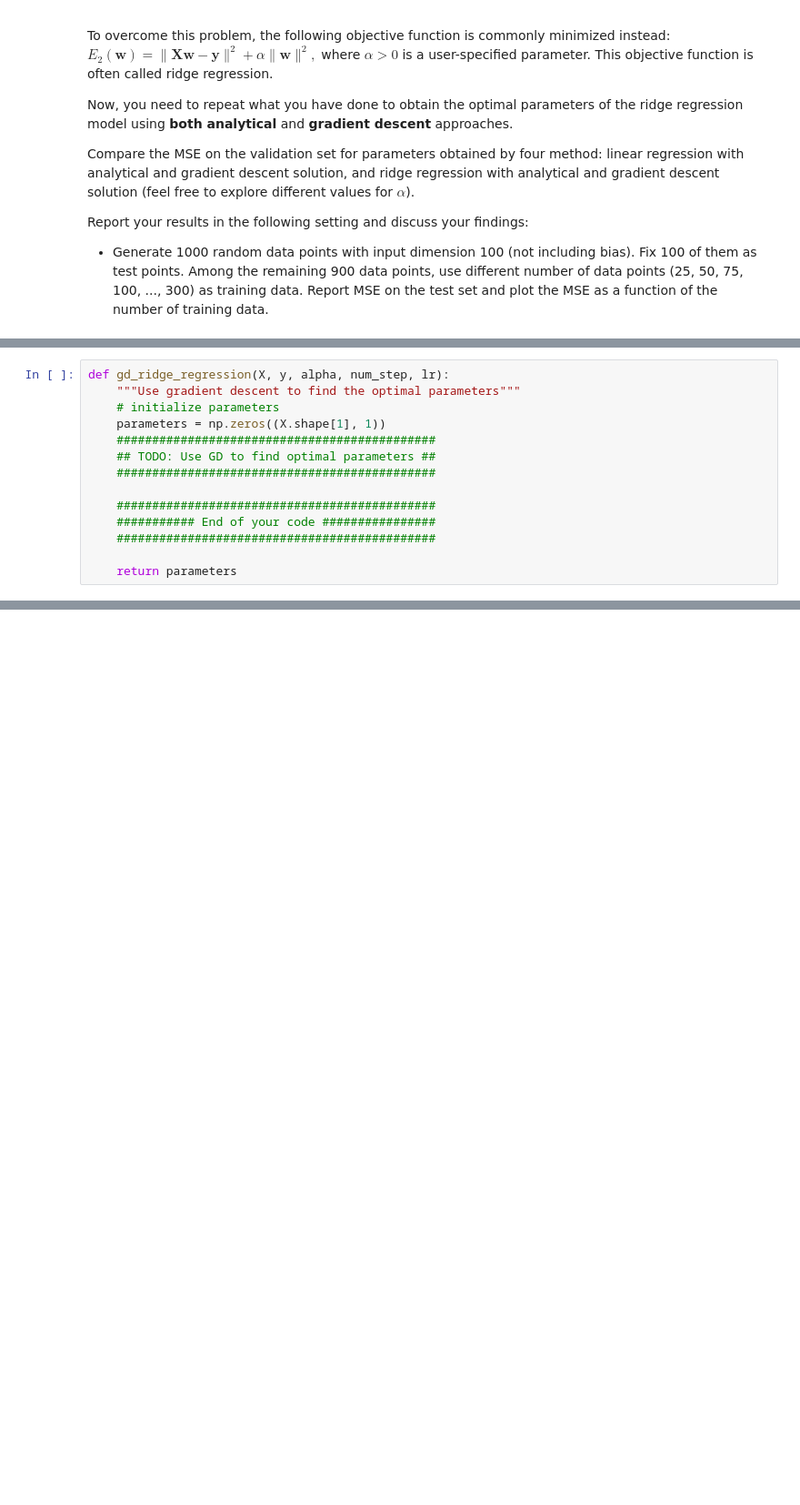
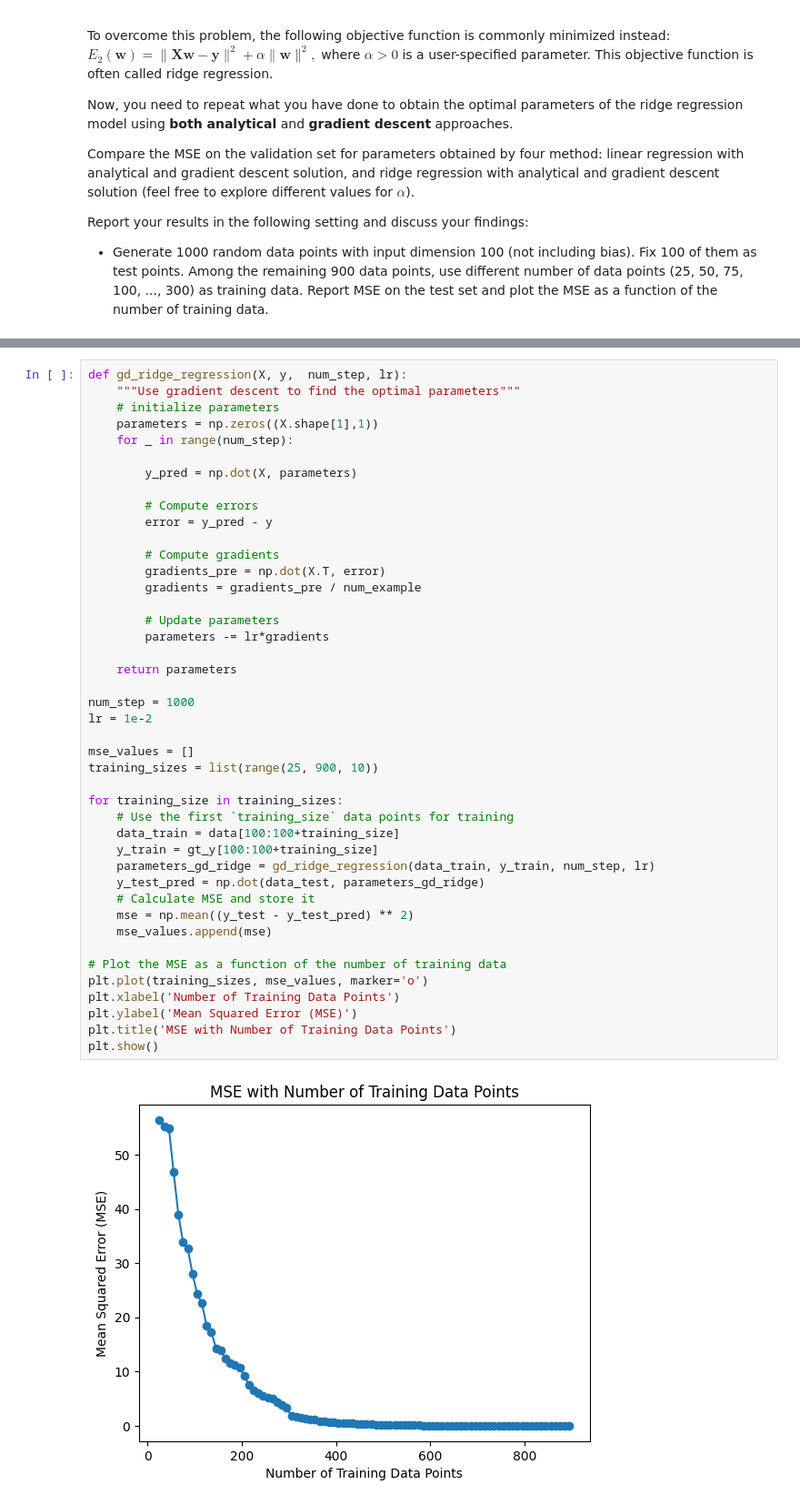
Before and after one commit to Seanjie250/UCSB_CS190I, a Jupyter notebook: linear_regression_student.ipynb, the cells around one changed output, grey strips where cells are left out. Shown at 91% size. Saved outputs shown, nothing was run; the diff lists cells and outputs as text; blank space fills up the shorter version.

```diff
--- a/linear_regression_student.ipynb
+++ b/linear_regression_student.ipynb
@@ -246,14 +238,0 @@ def ridge_regression_analyt(X, y, alpha):
-# %%
-def gd_ridge_regression(X, y, alpha, num_step, lr):
-    """Use gradient descent to find the optimal parameters"""
-    # initialize parameters
-    parameters = np.zeros((X.shape[1], 1))
-    #############################################
-    ## TODO: Use GD to find optimal parameters ##
-    #############################################
-
-    #############################################
-    ########### End of your code ################
-    #############################################
-
-    return parameters
@@ -259,0 +335,45 @@ def gd_ridge_regression(X, y, alpha, num_step, lr):
+# %%
+def gd_ridge_regression(X, y,  num_step, lr):
+    """Use gradient descent to find the optimal parameters"""
+    # initialize parameters
+    parameters = np.zeros((X.shape[1],1))
+    for _ in range(num_step):
+
+        y_pred = np.dot(X, parameters)
+
+        # Compute errors
+        error = y_pred - y
+
+        # Compute gradients
+        gradients_pre = np.dot(X.T, error)
+        gradients = gradients_pre / num_example
+
+        # Update parameters
+        parameters -= lr*gradients
+
+    return parameters
+
+num_step = 1000
+lr = 1e-2
+
+mse_values = []
+training_sizes = list(range(25, 900, 10))
+
+for training_size in training_sizes:
+    # Use the first `training_size` data points for training
+    data_train = data[100:100+training_size]
+    y_train = gt_y[100:100+training_size]
+    parameters_gd_ridge = gd_ridge_regression(data_train, y_train, num_step, lr)
+    y_test_pred = np.dot(data_test, parameters_gd_ridge)
+    # Calculate MSE and store it
+    mse = np.mean((y_test - y_test_pred) ** 2)
+    mse_values.append(mse)
+
+# Plot the MSE as a function of the number of training data
+plt.plot(training_sizes, mse_values, marker='o')
+plt.xlabel('Number of Training Data Points')
+plt.ylabel('Mean Squared Error (MSE)')
+plt.title('MSE with Number of Training Data Points')
+plt.show()
+# %% [output]
+[figure, added]
```
Also changed, not shown: parts of 16 cells of this notebook.
